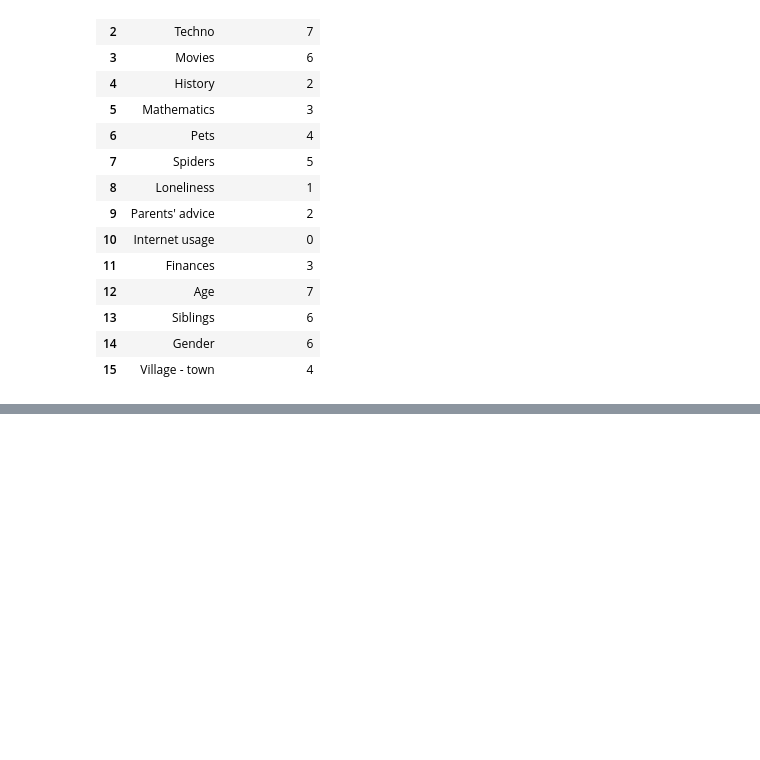
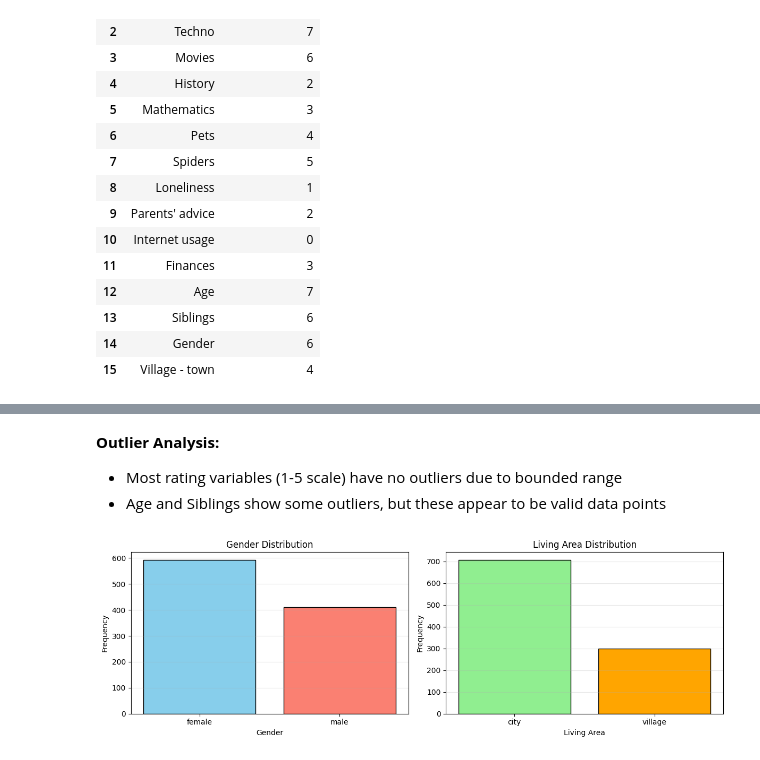
Before and after one commit to SnowSE/project-preprocessing-ma-teo-1, a Jupyter notebook: project.ipynb, the cells around one changed output, grey strips where cells are left out. Saved outputs shown, nothing was run; the diff lists cells and outputs as text; code cells hidden in the pictures; blank space fills up the shorter version.

```diff
--- a/project.ipynb
+++ b/project.ipynb
@@ -91,0 +185,25 @@ We are trying to predict the Loneliness score based on the other features in the
+# %% [markdown]
+**Outlier Analysis:**
+- Most rating variables (1-5 scale) have no outliers due to bounded range
+- Age and Siblings show some outliers, but these appear to be valid data points
+# %%
+fig, axes = plt.subplots(1, 2, figsize=(12, 4))
+
+gender_counts = survey_data['Gender'].value_counts()
+axes[0].bar(gender_counts.index, gender_counts.values, color=['skyblue', 'salmon'], edgecolor='black')
+axes[0].set_title('Gender Distribution')
+axes[0].set_xlabel('Gender')
+axes[0].set_ylabel('Frequency')
+axes[0].grid(axis='y', alpha=0.3)
+
+village_counts = survey_data['Village - town'].value_counts()
+axes[1].bar(village_counts.index, village_counts.values, color=['lightgreen', 'orange'], edgecolor='black')
+axes[1].set_title('Living Area Distribution')
+axes[1].set_xlabel('Living Area')
+axes[1].set_ylabel('Frequency')
+axes[1].grid(axis='y', alpha=0.3)
+
+plt.tight_layout()
+plt.show()
+# %% [output]
+[figure, added]
```
Also changed, not shown: parts of 44 cells of this notebook.
